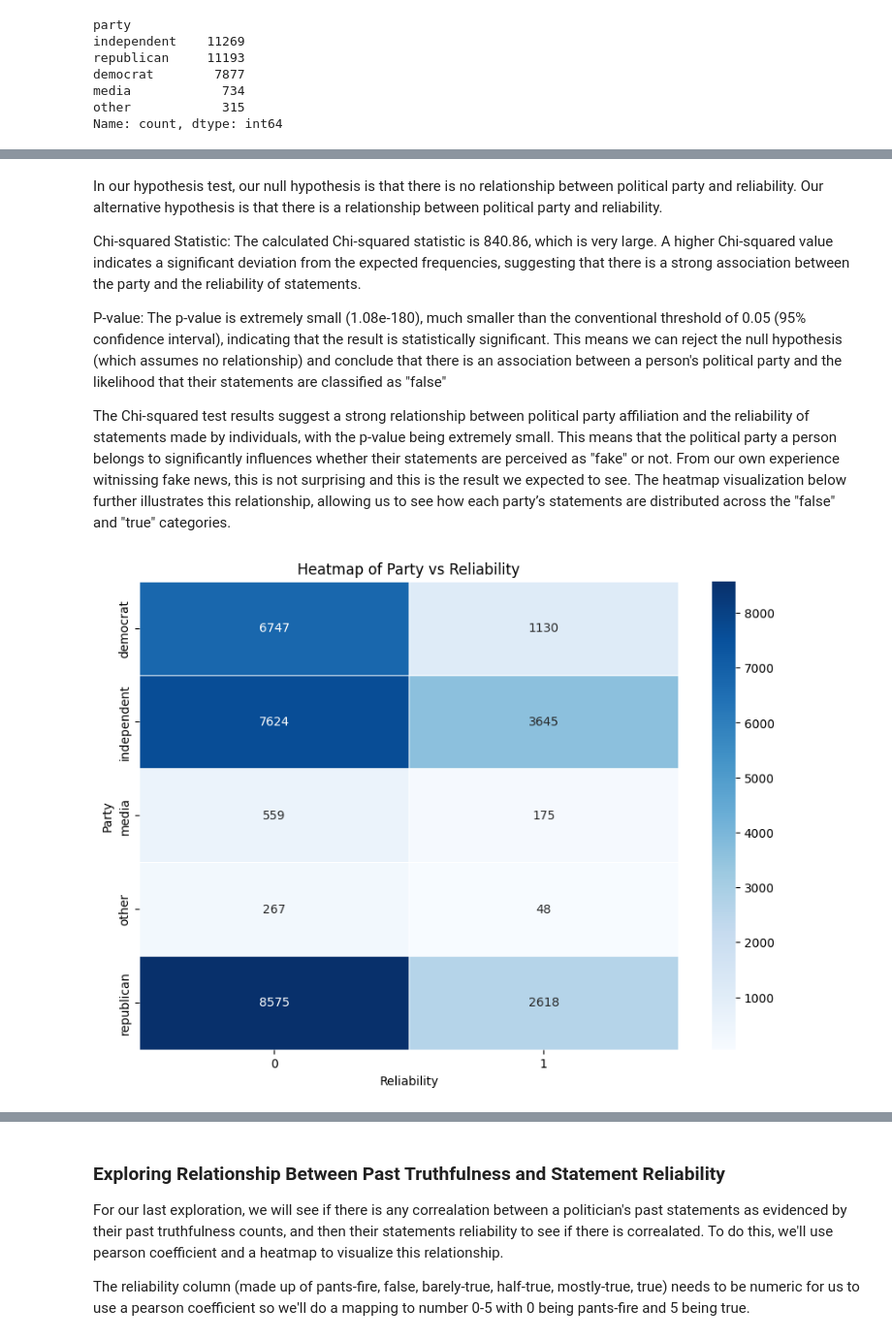
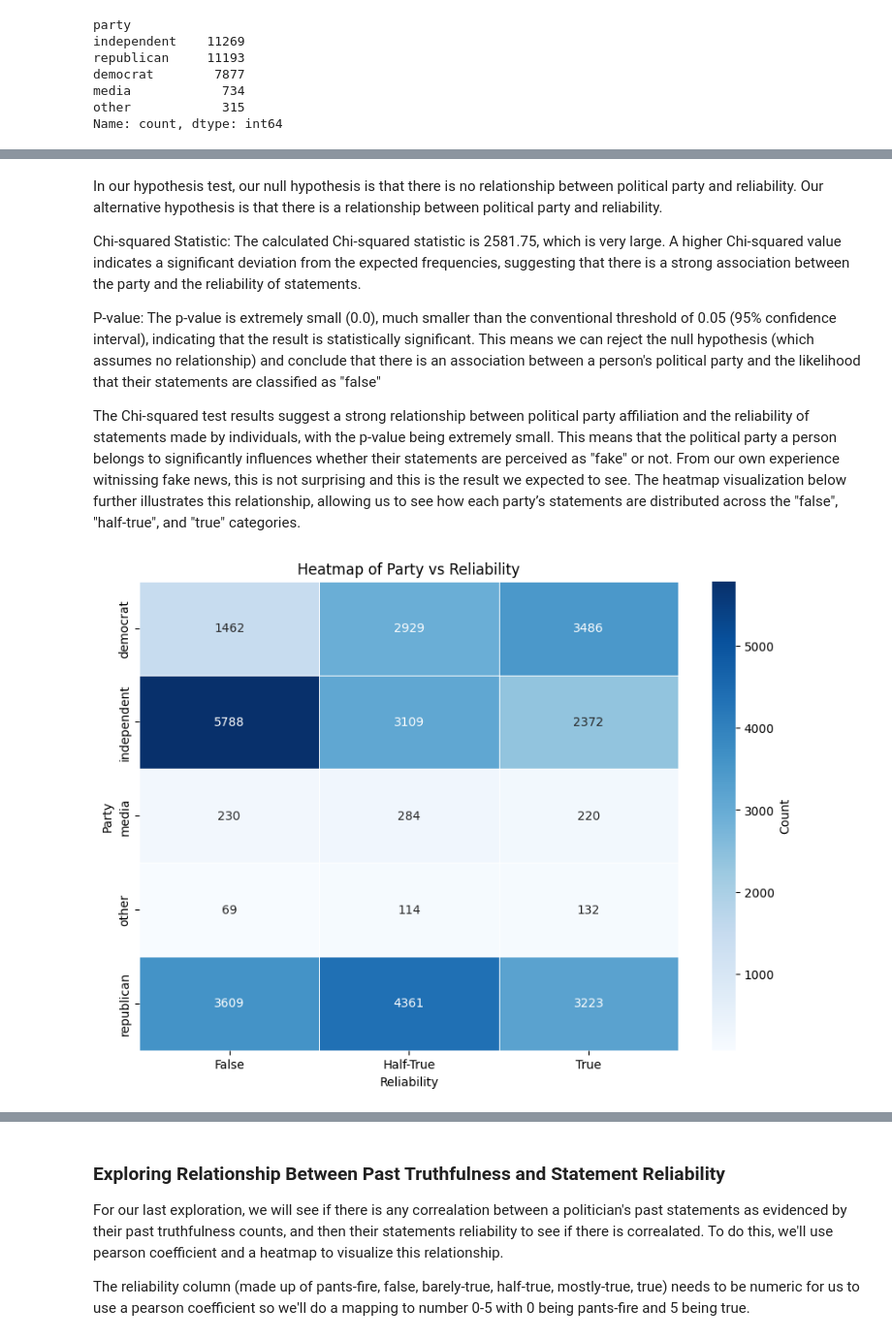
Before and after one commit to namanNagelia/cmsc320_finalProject, a Jupyter notebook: project.ipynb, the cells around one changed output, grey strips where cells are left out. Shown: that part at 97% size. Cells and saved outputs as stored; diff of their text form; code cells hidden in the pictures.

```diff
--- a/project.ipynb
+++ b/project.ipynb
@@ -404,10 +403,13 @@ Now, we'll perform a chi-squared test of independence to determine if there's a
 from scipy.stats import chi2_contingency
 
 display(statements_main.head())
-true = ['half_true', 'mostly_true', 'true']
-false = ['false', 'pants_fire', 'barely_true']
+true = [ 'mostly-true', 'true']
+half_true = ['half-true', 'barely-true']
+false = ['false', 'pants-fire']
 
-statements_main['Fake'] = statements_main['reliability'].apply(lambda x: 1 if x == 'false' else 0)
+statements_main['Fake'] = statements_main['reliability'].apply(
+    lambda x: 2 if x in true else 1 if x in half_true else 0
+)
 contingency_table = pd.crosstab(statements_main['party'], statements_main['Fake'])
 chi2, p_value, dof, expected = chi2_contingency(contingency_table)
 print(f"Chi-squared statistic : {chi2}")
@@ -433,17 +435,19 @@ Expected Frequencies:
 # %% [markdown]
 In our hypothesis test, our null hypothesis is that there is no relationship between political party and reliability. Our alternative hypothesis is that there is a relationship between political party and reliability.
 
-Chi-squared Statistic: The calculated Chi-squared statistic is 840.86, which is very large. A higher Chi-squared value indicates a significant deviation from the expected frequencies, suggesting that there is a strong association between the party and the reliability of statements.
+Chi-squared Statistic: The calculated Chi-squared statistic is 2581.75, which is very large. A higher Chi-squared value indicates a significant deviation from the expected frequencies, suggesting that there is a strong association between the party and the reliability of statements.
 
-P-value: The p-value is extremely small (1.08e-180), much smaller than the conventional threshold of 0.05 (95% confidence interval), indicating that the result is statistically significant. This means we can reject the null hypothesis (which assumes no relationship) and conclude that there is an association between a person's political party and the likelihood that their statements are classified as "false"
+P-value: The p-value is extremely small (0.0), much smaller than the conventional threshold of 0.05 (95% confidence interval), indicating that the result is statistically significant. This means we can reject the null hypothesis (which assumes no relationship) and conclude that there is an association between a person's political party and the likelihood that their statements are classified as "false"
 
-The Chi-squared test results suggest a strong relationship between political party affiliation and the reliability of statements made by individuals, with the p-value being extremely small. This means that the political party a person belongs to significantly influences whether their statements are perceived as "fake" or not. From our own experience witnissing fake news, this is not surprising and this is the result we expected to see. The heatmap visualization below further illustrates this relationship, allowing us to see how each party’s statements are distributed across the "false" and "true" categories.
+The Chi-squared test results suggest a strong relationship between political party affiliation and the reliability of statements made by individuals, with the p-value being extremely small. This means that the political party a person belongs to significantly influences whether their statements are perceived as "fake" or not. From our own experience witnissing fake news, this is not surprising and this is the result we expected to see. The heatmap visualization below further illustrates this relationship, allowing us to see how each party’s statements are distributed across the "false", "half-true", and "true" categories.
 # %%
 plt.figure(figsize=(10, 7))
-heatmap = sns.heatmap(contingency_table, annot=True, fmt="d", cmap="Blues", cbar=True, linewidths=0.5)
+
+
+heatmap = sns.heatmap(contingency_table, annot=True, fmt="d", cmap="Blues", xticklabels=['False', 'Half-True', 'True'], cbar_kws={'label': 'Count'}, linewidths=0.5)
 plt.title('Heatmap of Party vs Reliability')
 plt.xlabel('Reliability')
 plt.ylabel('Party')
 plt.show()
 # %% [output]
-[figure, old version]
+[figure, new version]
```
Also changed, not shown: parts of 30 cells of this notebook.
